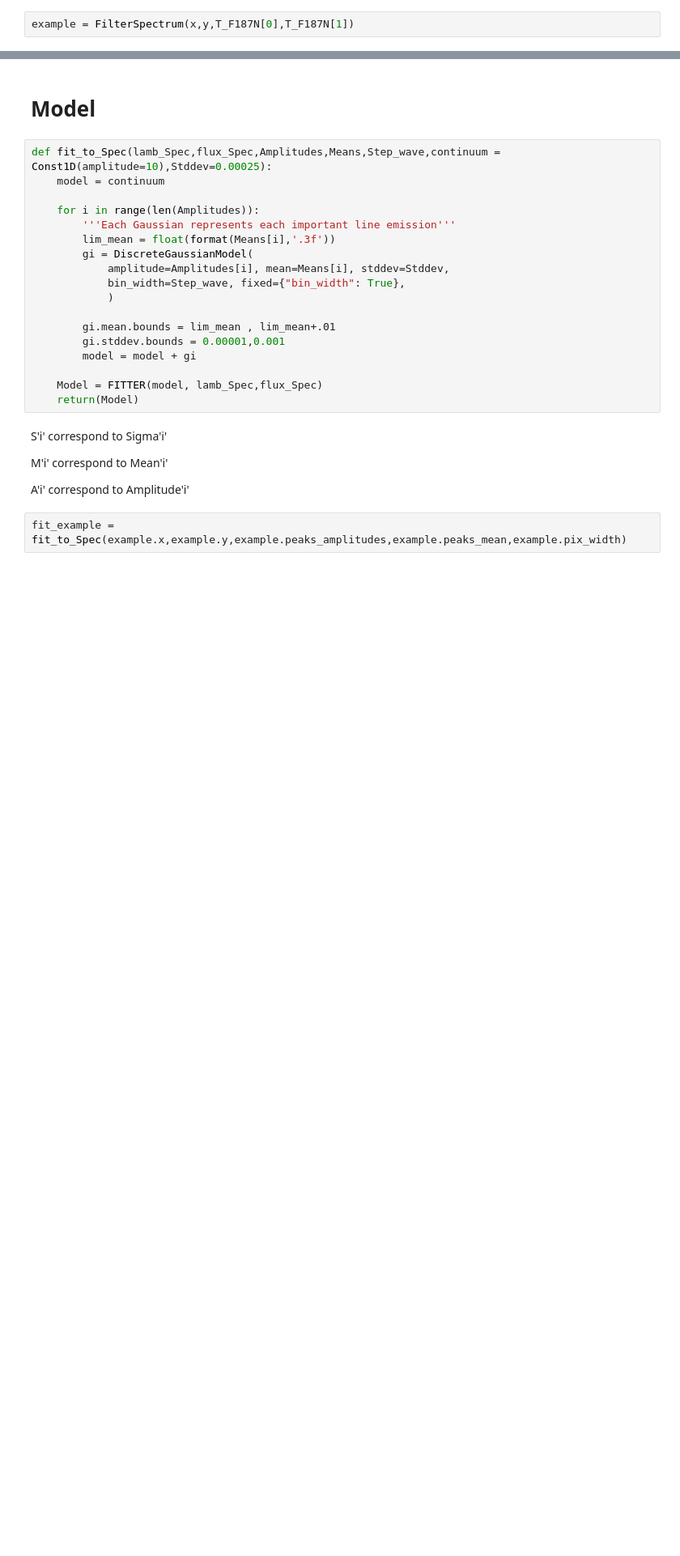
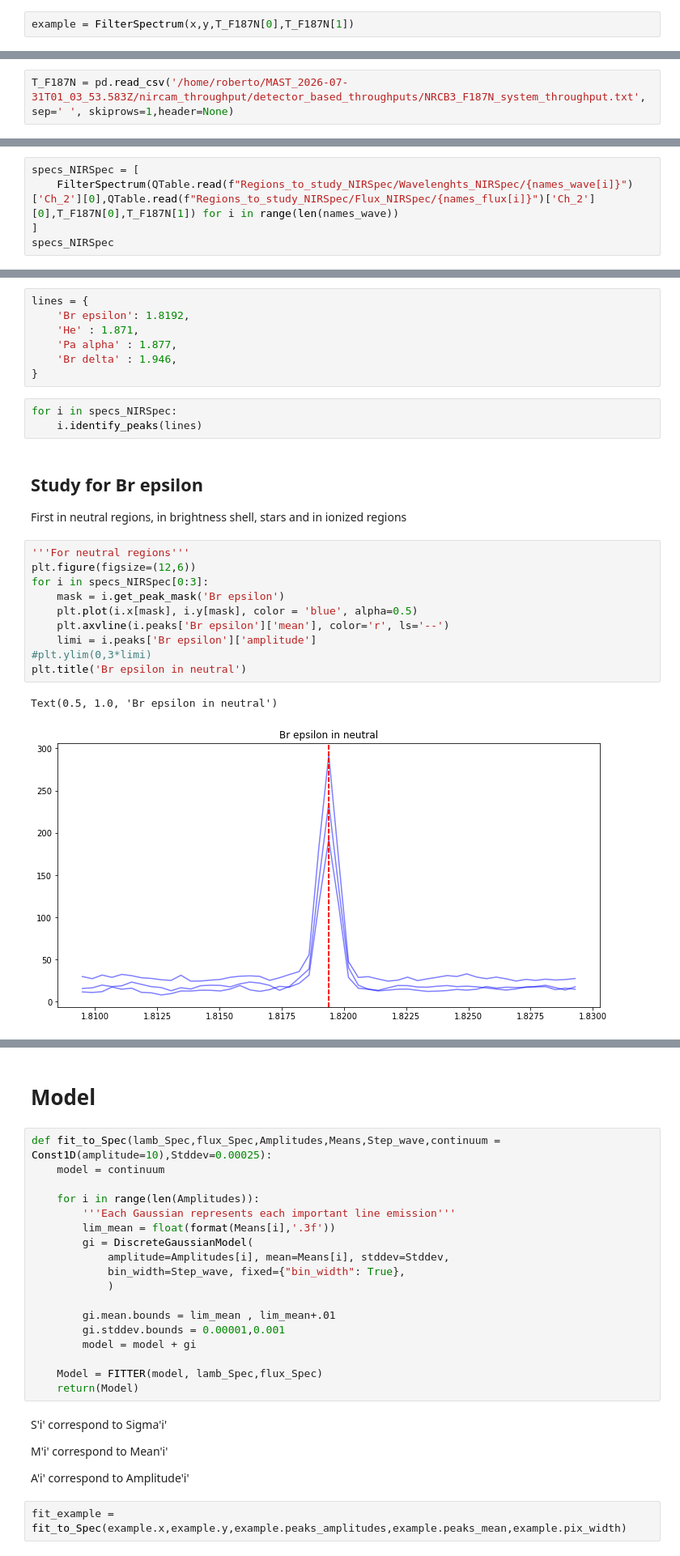
Before and after one commit to will-henney/globule-seminario, a Jupyter notebook: 30Doradus/Fit_to_spectrum_of_NIRSpec.ipynb, the cells around one changed output, grey strips where cells are left out. Shown at 81% size. Saved outputs shown, nothing was run; the diff lists cells and outputs as text; blank space fills up the shorter version.

```diff
--- a/30Doradus/Fit_to_spectrum_of_NIRSpec.ipynb
+++ b/30Doradus/Fit_to_spectrum_of_NIRSpec.ipynb
@@ -95,0 +184,2 @@ example = FilterSpectrum(x,y,T_F187N[0],T_F187N[1])
+# %%
+T_F187N = pd.read_csv('/home/roberto/MAST_2026-07-31T01_03_53.583Z/nircam_throughput/detector_based_throughputs/NRCB3_F187N_system_throughput.txt', sep=' ', skiprows=1,header=None)
@@ -95,0 +194,5 @@ example = FilterSpectrum(x,y,T_F187N[0],T_F187N[1])
+# %%
+specs_NIRSpec = [
+    FilterSpectrum(QTable.read(f"Regions_to_study_NIRSpec/Wavelenghts_NIRSpec/{names_wave[i]}")['Ch_2'][0],QTable.read(f"Regions_to_study_NIRSpec/Flux_NIRSpec/{names_flux[i]}")['Ch_2'][0],T_F187N[0],T_F187N[1]) for i in range(len(names_wave))
+]
+specs_NIRSpec
@@ -95,0 +219,27 @@ example = FilterSpectrum(x,y,T_F187N[0],T_F187N[1])
+# %%
+lines = {
+    'Br epsilon': 1.8192,
+    'He' : 1.871,
+    'Pa alpha' : 1.877,
+    'Br delta' : 1.946,
+}
+# %%
+for i in specs_NIRSpec:
+    i.identify_peaks(lines)
+# %% [markdown]
+## Study for Br epsilon
+
+First in neutral regions, in brightness shell,  stars and in ionized regions
+# %%
+'''For neutral regions'''
+plt.figure(figsize=(12,6))
+for i in specs_NIRSpec[0:3]:
+    mask = i.get_peak_mask('Br epsilon')
+    plt.plot(i.x[mask], i.y[mask], color = 'blue', alpha=0.5)
+    plt.axvline(i.peaks['Br epsilon']['mean'], color='r', ls='--')
+    limi = i.peaks['Br epsilon']['amplitude']
+#plt.ylim(0,3*limi)
+plt.title('Br epsilon in neutral')
+# %% [output]
+Text(0.5, 1.0, 'Br epsilon in neutral')
+[figure, added]
```
Also changed, not shown: parts of 22 cells of this notebook, 38 other files.
